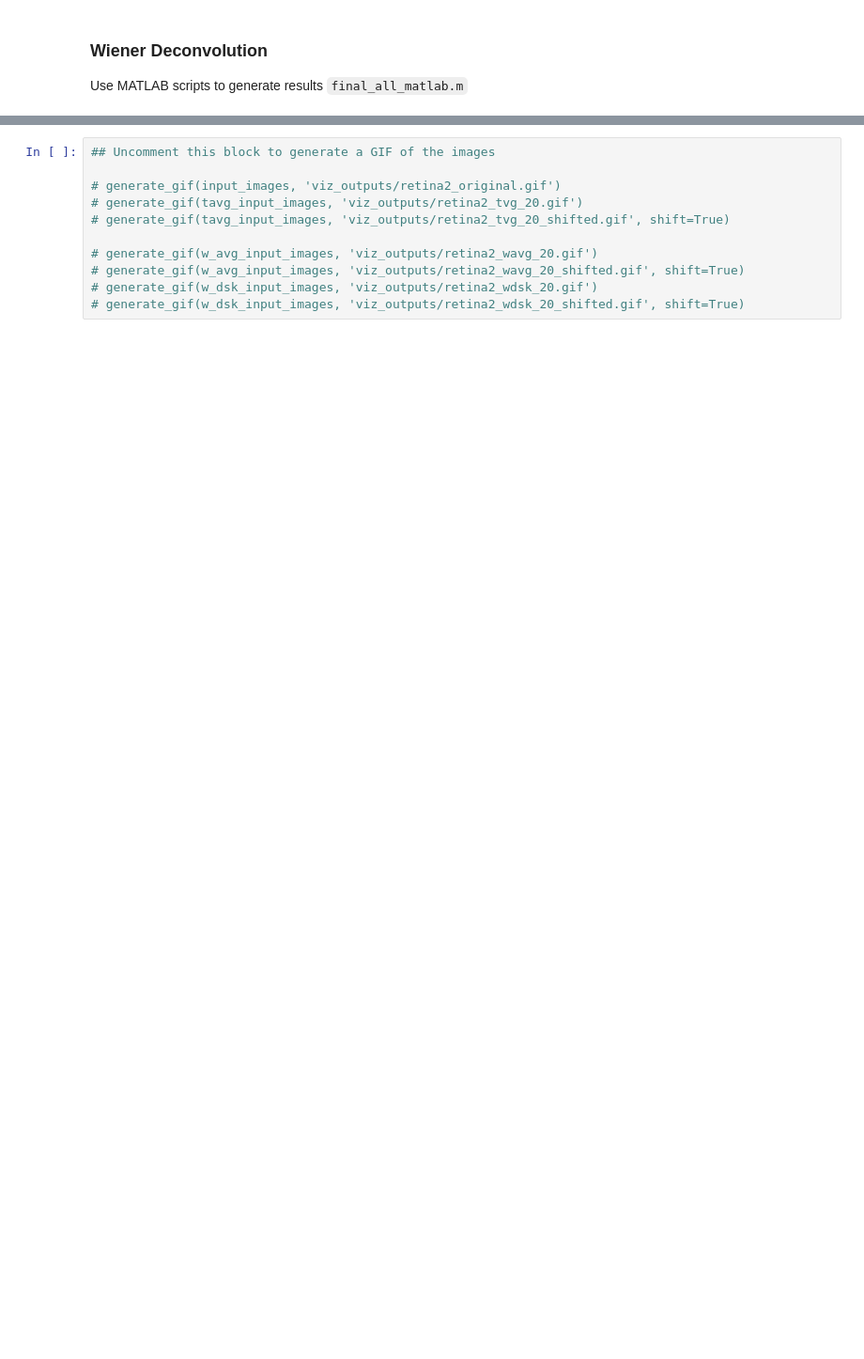
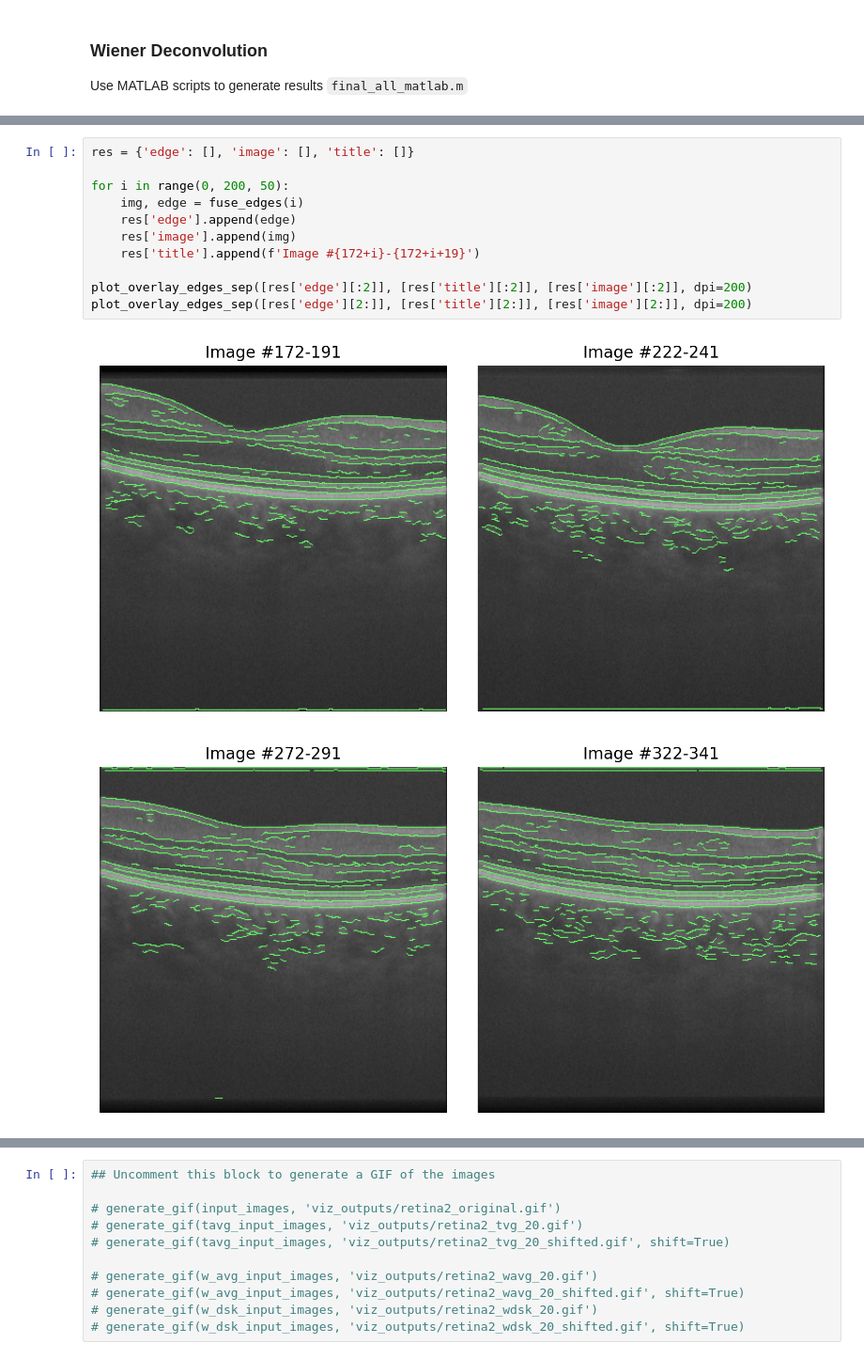
Before and after one commit to leephilipx/intelligent-system-design, a Jupyter notebook: part2/final_all_python.ipynb, the cells around one changed output, grey strips where cells are left out. Shown at 94% size. Saved outputs shown, nothing was run; the diff lists cells and outputs as text; blank space fills up the shorter version.

```diff
--- a/part2/final_all_python.ipynb
+++ b/part2/final_all_python.ipynb
@@ -106,0 +161,14 @@ Use MATLAB scripts to generate results `final_all_matlab.m`
+# %%
+res = {'edge': [], 'image': [], 'title': []}
+
+for i in range(0, 200, 50):
+    img, edge = fuse_edges(i)
+    res['edge'].append(edge)
+    res['image'].append(img)
+    res['title'].append(f'Image #{172+i}-{172+i+19}')
+
+plot_overlay_edges_sep([res['edge'][:2]], [res['title'][:2]], [res['image'][:2]], dpi=200)
+plot_overlay_edges_sep([res['edge'][2:]], [res['title'][2:]], [res['image'][2:]], dpi=200)
+# %% [output]
+[figure, added]
+[figure, added]
```
Also changed, not shown: parts of 9 cells of this notebook, 8 other files.
